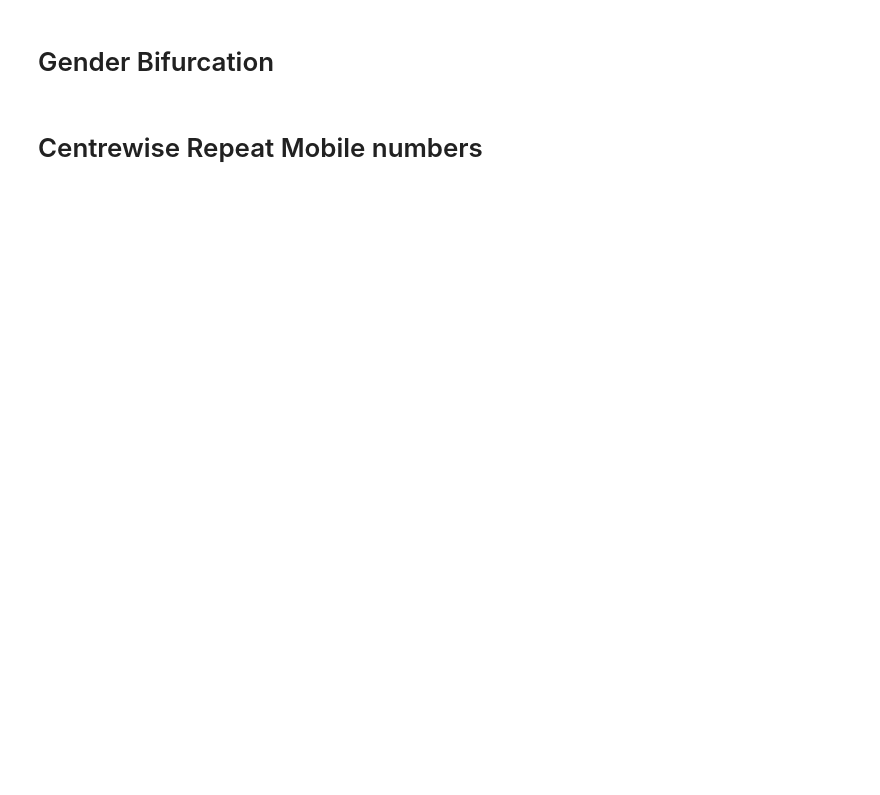
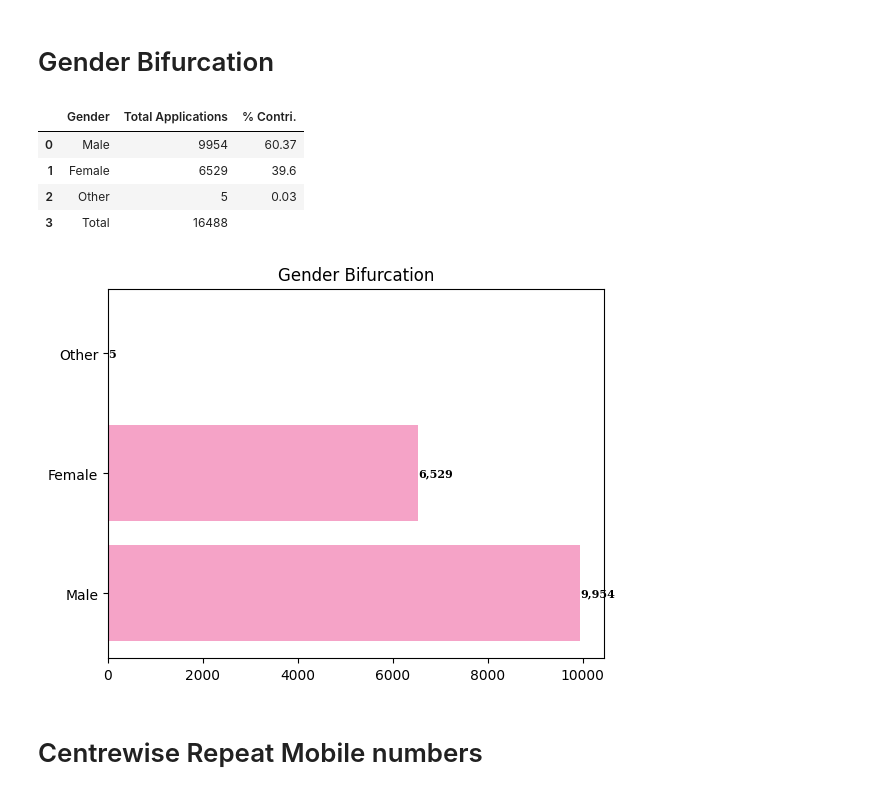
Before and after one commit to akashshahapure/Haqdarshak, a Jupyter notebook: Remove Duplicate for Dashboard-Manas Algo.ipynb, the cells around one changed output. Cells and saved outputs as stored; diff of their text form; code cells hidden in the pictures; blank space fills up the shorter version.

```diff
--- a/Remove Duplicate for Dashboard-Manas Algo.ipynb
+++ b/Remove Duplicate for Dashboard-Manas Algo.ipynb
@@ -388,10 +434,10 @@ def hdPayment(data0, rate_card):
         price['index'].append(di) # Storing index number from schemes data.
         rate_sch = rate_card[rate_card.schemes_Guid == SID].sort_values('created_on') # Storing scheme GUID based filtered data from rate_card.
         rate_sch['created_on'] = rate_sch.created_on.apply(lambda x: x.strftime("%d-%m-%Y"))
-        for d in rate_sch:
-            date_sch = rate_card[rate_card.created_on == d].sort_values('created_on')
+        for d in rate_sch.created_on: # To check if multiple rates present under single scheme GUID based on rate card createdon date.
+            date_sch = rate_sch[rate_sch.created_on == d].sort_values('created_on') # Get all records for same date.
             if date_sch.shape[0] > 1:
-                rate_sch.drop(index = date_sch.index.min(), inplace=True)
+                rate_sch.drop(index = date_sch.index.min(), inplace=True) # Keep only latest record based on index number.
         rate_sch.created_on = pd.to_datetime(rate_sch.created_on, format='mixed', errors='ignore')
         if rate_sch.shape[0] > 1: # Checking if filtered data has more than 1 results.
             for i in rate_sch.index: # Iterating through filtered results.
@@ -416,9 +462,9 @@ def hdPayment(data0, rate_card):
                 #print('if-else')
             except: # This will execute if Scheme not available in rate card under selected PID
                 #print(SID)
-                price['open_price'].append(0) # Storing open price from rate card to "price" dictionary.
-                price['Docket submitted price'].append(0) # Storing DS price from rate card to "price" dictionary.
-                price['scheme_document_received price'].append(0) # Storing BR price from rate card to "price" dictionary
+                price['open_price'].append(0)
+                price['Docket submitted price'].append(0)
+                price['scheme_document_received price'].append(0)
 
     price = pd.DataFrame(price) # Converting price dictionary to pandas dataframe.
     data0 = data0.merge(price.drop(columns=['Scheme/Doc GUID']), left_on=data0.index, right_on='index', how='left') # Merging "price" datafram with "cases report".
@@ -814,12 +1025,26 @@ Sch_O_S_BR.tail()
 # %%
 gen_Bif = pd.DataFrame(unique_data['Gender'].value_counts()).reset_index()
 gen_Bif['% Contri.'] = round((gen_Bif['count']/unique_data['Gender'].value_counts().sum())*100,2)
 gen_Bif.rename(columns={'count':'Total Applications'},inplace=True)
 gen_Bif.loc[len(gen_Bif)] = ['Total', gen_Bif['Total Applications'].sum(), '']
+fig, ax = plt.subplots(1)
+
 if len(gen_Bif['Gender']) == 4:
-    gen_Bif[['Gender', 'Total Applications']][0:3].set_index('Gender').plot(kind='barh', color='#F5A3C7')
+    bar_container = ax.barh(data = gen_Bif[['Gender', 'Total Applications']][0:3], y = gen_Bif['Gender'][0:3], width = gen_Bif['Total Applications'][0:3], color = '#F5A3C7')
 elif len(gen_Bif['Gender']) == 3:
-    gen_Bif[['Gender', 'Total Applications']][0:2].set_index('Gender').plot(kind='barh', color='#F5A3C7')
+    bar_container = ax.barh(data = gen_Bif[['Gender', 'Total Applications']][0:2], y = gen_Bif['Gender'][0:2], width = gen_Bif['Total Applications'][0:2], color = '#F5A3C7')
 else:
-    gen_Bif[['Gender', 'Total Applications']][0:1].set_index('Gender').plot(kind='barh', color='#F5A3C7')
+    bar_container = ax.barh(data = gen_Bif[['Gender', 'Total Applications']][0:1], y = gen_Bif['Gender'][0:1], width = gen_Bif['Total Applications'][0:1], color = '#F5A3C7')
+
+ax.bar_label(bar_container, fmt='{:,.0f}', fontsize=8.0, fontfamily='serif', fontweight='bold')
+ax.set(title = 'Gender Bifurcation')
+
+fig.show()
 gen_Bif
+# %% [output]
+|  | Gender | Total Applications | % Contri. |
+| 0 | Male | 9954 | 60.37 |
+| 1 | Female | 6529 | 39.6 |
+| 2 | Other | 5 | 0.03 |
+| 3 | Total | 16488 |  |
+[figure, added]
```
Also changed, not shown: parts of 53 cells of this notebook, 26 other files.
